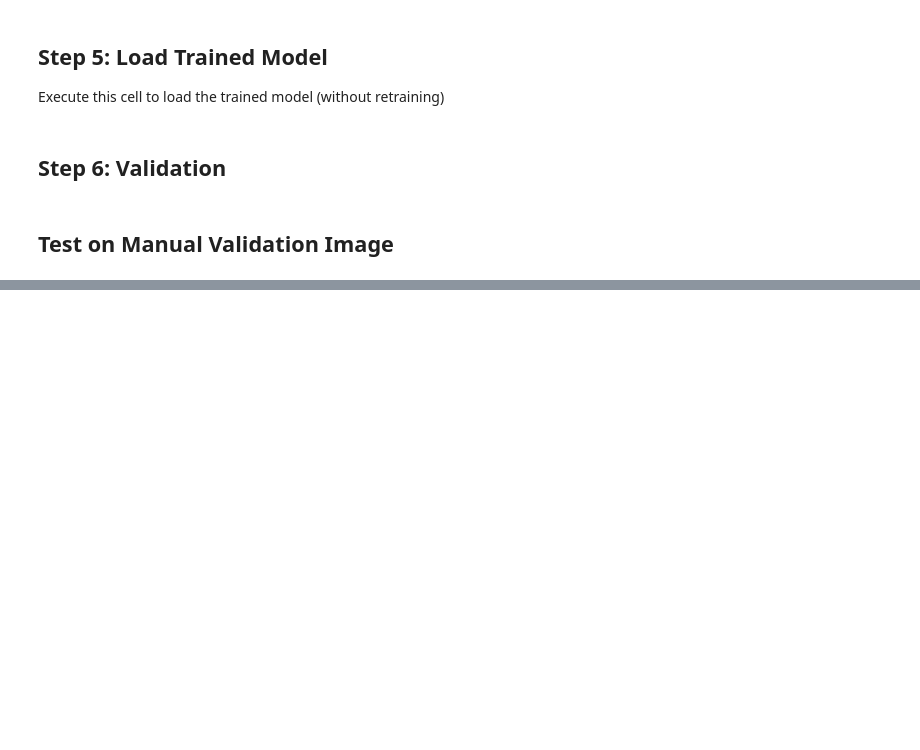
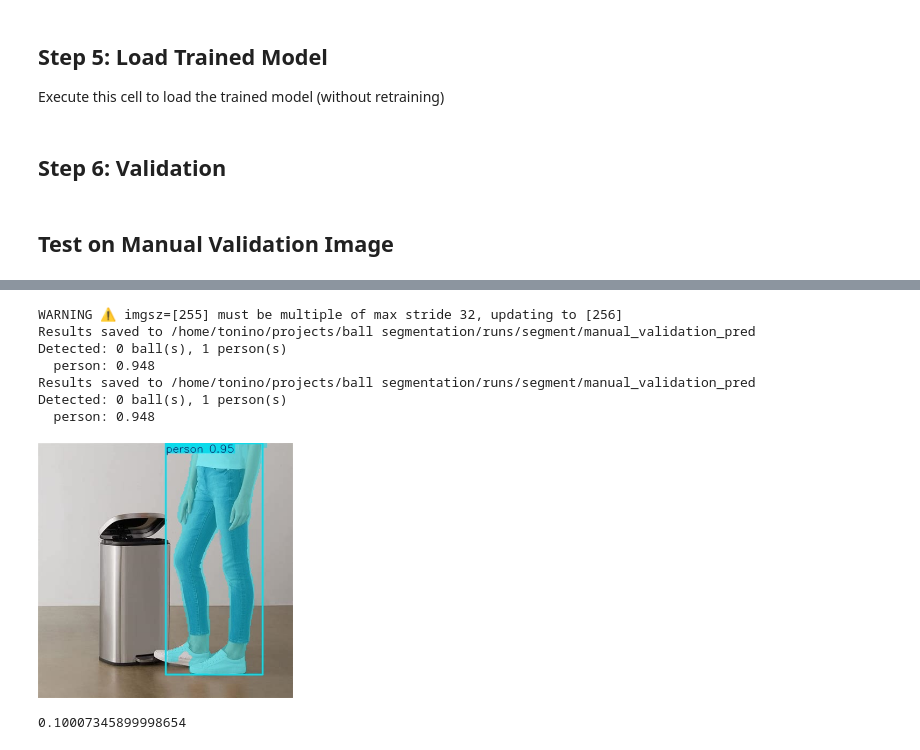
Before and after one commit to Antoine-MR/ball-segmentation, a Jupyter notebook: yoloseg_finetuning_clean.ipynb, the cells around one changed output, grey strips where cells are left out. Drawn from its saved outputs; the diff is of its cells as text; code cells hidden in the pictures; blank space fills up the shorter version.

```diff
--- a/yoloseg_finetuning_clean.ipynb
+++ b/yoloseg_finetuning_clean.ipynb
@@ -394,4 +379,14 @@ Global inference time (imgsz=128, device=cpu):
 avg = sum(exec_times) / len(exec_times)
 avg
 # %%
-exec_model(Path("df")/ "valid.jpg")
+exec_model(Path("df")/ "trashcan.jpg")
+# %% [output]
+WARNING ⚠️ imgsz=[255] must be multiple of max stride 32, updating to [256]
+Results saved to /home/tonino/projects/ball segmentation/runs/segment/manual_validation_pred
+Detected: 0 ball(s), 1 person(s)
+  person: 0.948
+Results saved to /home/tonino/projects/ball segmentation/runs/segment/manual_validation_pred
+Detected: 0 ball(s), 1 person(s)
+  person: 0.948
+[figure, added]
+0.10007345899998654
```
Also changed, not shown: parts of 2 cells of this notebook, 7 other files.
